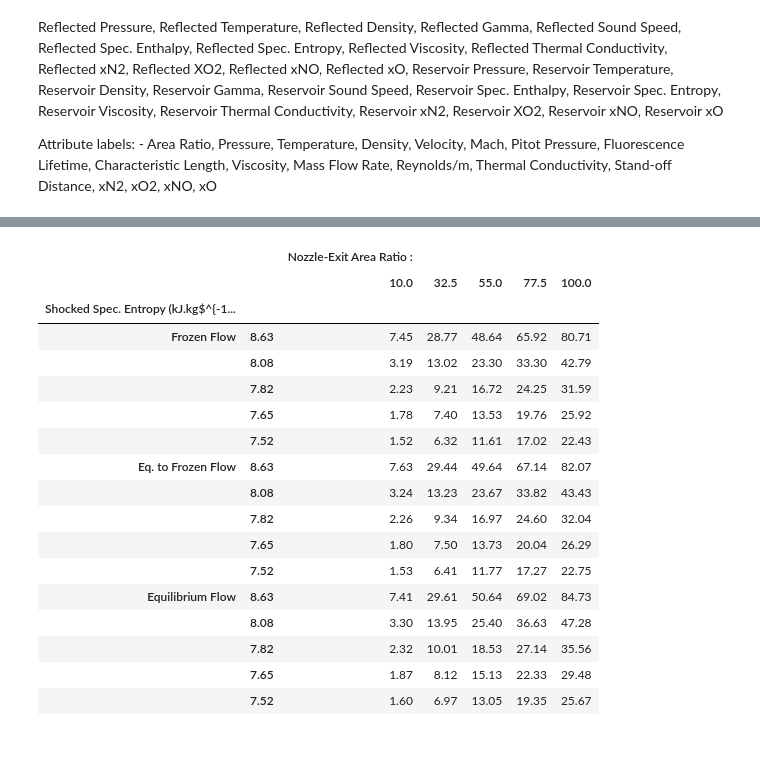
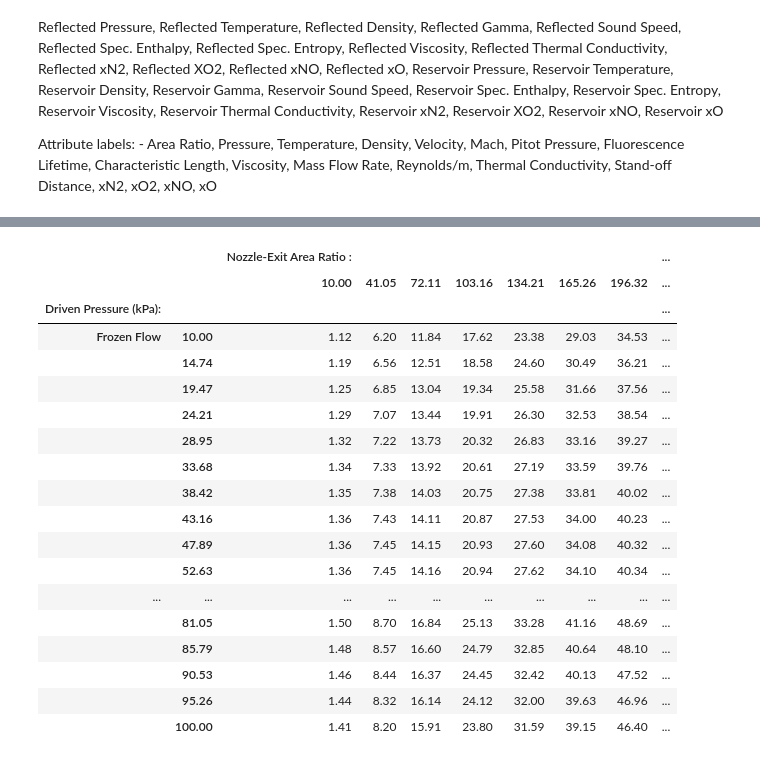
Before and after one commit to pedrosmatos/Shock-Tunnel, a Jupyter notebook: ST_Map.ipynb, the cells around one changed output, grey strips where cells are left out. Cells and saved outputs as stored; diff of their text form; code cells hidden in the pictures.

```diff
--- a/ST_Map.ipynb
+++ b/ST_Map.ipynb
@@ -349,7 +349,7 @@ def Frozen_Area(p5E,t5E,r5E,g5E,Rg5E,h5E,Ar,Am):
     dD = 1 - (1 - (u2/ato)**2)**0.5
 
 
-    Air_1.TP = t1,p1
+    Air_1.TP = t5E,p5E
     Air_1.equilibrate('TP',loglevel=0,rtol=1e-4);
 
     X = np.array([Air_1['N2'].X, Air_1['H2O'].X, Air_1['CO2'].X,  Air_1['CO'].X, \
@@ -360,12 +360,13 @@ def Frozen_Area(p5E,t5E,r5E,g5E,Rg5E,h5E,Ar,Am):
     tau1 = tfl(p1,t1,X)
     vtau1 = us*tau1*1e-9
 
+    Air_1.TP = t1,p1
     mu1  = Air_1.viscosity; #Pa.s
     tc1  = Air_1.thermal_conductivity; #W/(m.K)
     Rel1 = r1*us/mu1
     mp1  = r1*us*Am
 
-    return Ar,p1/1e3,t1,1e3*r1,us,M,1e-3*pto,tau1,1e6*vtau1,1e6*mu1,mp1,1e-5*Rel1,1e3*tc1,1e2*dD,\
+    return Ar,p1/1e3,t1,1e3*r1,us,M,1e-3*pto,tau1,1e6*vtau1,1e6*mu1,1e3*mp1,1e-5*Rel1,1e3*tc1,1e2*dD,\
            1e2*Air_1['N2'].X,1e2*Air_1['O2'].X,1e2*Air_1['NO'].X,1e2*Air_1['O'].X
 # %% [markdown]
 #### Adiabatic Equilibrium Nozzle Flow
@@ -407,8 +408,8 @@ def Equilibrium_Area(p5E,t5E,r5E,g5E,h5E,s5E,Ar,Am):
 
     r2 = r1*10; Res = 1.0
     while (Res>1e-4):
-        p2 = p1 +  r1*us*us*(1.0 - r1/r2        )
-        h2 = h1 + 0.5*us*us*(1.0 - (r1/r2)**2.0 )
+        p2 = p1 +  r1*us*us*( 1.0 - r1/r2        )
+        h2 = h1 + 0.5*us*us*( 1.0 - (r1/r2)**2.0 )
 
         Air_1.HP = h2,p2; Air_1.equilibrate('HP',loglevel=0,rtol=1e-4)
         Res      = np.abs(r2 - Air_1.density)/r2
@@ -422,9 +423,9 @@ def Equilibrium_Area(p5E,t5E,r5E,g5E,h5E,s5E,Ar,Am):
 
     #at the stagnation point:
     pto = p2*(1 + 0.5*(g2-1.)*M2**2. )**(g2/(g2-1))
-    Air_1.HP = h5E,pto; Air_1.equilibrate('TP',loglevel=0,rtol=1e-4);
+    Air_1.HP = h5E,pto; Air_1.equilibrate('HP',loglevel=0,rtol=1e-4);
     gto  =  Air_1.cp_mole/Air_1.cv_mole;
-    Rto =  ct.gas_constant/Air_1.mean_molecular_weight ;
+    Rto  =  ct.gas_constant/Air_1.mean_molecular_weight ;
     Tto  =  Air_1.T
     ato  =  np.sqrt(gto*Rto*Tto)
 
@@ -436,6 +437,7 @@ def Equilibrium_Area(p5E,t5E,r5E,g5E,h5E,s5E,Ar,Am):
                   Air_1['H2'].X,  Air_1['NO'].X,   Air_1['Ar'].X, Air_1['N2O'].X, \
                   Air_1['NO2'].X]).T
 
+
     tau1 = tfl(p1,t1,X)
     vtau1 = us*tau1*1e-9
 
@@ -444,5 +446,5 @@ def Equilibrium_Area(p5E,t5E,r5E,g5E,h5E,s5E,Ar,Am):
     Rel1 = r1*us/mu1
     mp1  = r1*us*Am
 
-    return Ar,p1/1e3,t1,1e3*r1,us,M,1e-3*pto,tau1,1e6*vtau1,1e6*mu1,mp1,1e-5*Rel1,1e3*tc1,1e2*dD,\
+    return Ar,p1/1e3,t1,1e3*r1,us,M,1e-3*pto,tau1,1e6*vtau1,1e6*mu1,1e3*mp1,1e-5*Rel1,1e3*tc1,1e2*dD,\
            1e2*Air_1['N2'].X,1e2*Air_1['O2'].X,1e2*Air_1['NO'].X,1e2*Air_1['O'].X
@@ -611,8 +618,8 @@ id3 = widgets.HBox([p1,T1])
 UI_Driven = widgets.VBox([id1,id2,id3])
 
 
-p5d  = widgets.RadioButtons( options=['Calculated p5', 'Measured p5e'], value='Calculated p5', description='p5 Data:',disabled=False)
-deg  = widgets.FloatText(description="Poly fit Degree:", value=2, placeholder = 'Insert an integer',continuous_update=False,style=style)
+p5d  = widgets.RadioButtons( options=['Calculated p5', 'Measured p5e'], value='Measured p5e', description='p5 Data:',disabled=False)
+deg  = widgets.FloatText(description="Poly fit Degree:", value=4, placeholder = 'Insert an integer',continuous_update=False,style=style)
 p1m = widgets.Textarea(description='p1 Data (kPa):',value='10,25,50,75,100,125',placeholder=r'p1$_1$, p1$_2$, ..., p1$_n$', continuous_update=False,style=style)
 p5m = widgets.Textarea(description='p5e Data (MPa):',value='12.49,12.53,12.86,13.29,13.81,14.39',placeholder=r'p5$_1$, p5$_2$, ..., p5$_n$', continuous_update=False,style=style)
 
@@ -621,7 +628,7 @@ ir2 = widgets.HBox([p1m,p5m])
 UI_Reserv = widgets.VBox([ir1,ir2])
 
 #Exit
-AR   = widgets.Text(description='Area Ratio:',value='10,100,5',placeholder='start, stop, n of intervals', continuous_update=False)
+AR   = widgets.Text(description='Area Ratio:',value='10,600,5',placeholder='start, stop, n of intervals', continuous_update=False)
 EF   = widgets.FloatText(description="Equilibrium to Frozen at M:"  , value=1.0, continuous_update=False,style=style)
 ARm  = widgets.Text(description=r'Area of Interest (cm$^2$):',value='1.0', continuous_update=False,style=style)
 
@@ -721,7 +728,7 @@ def Input(p4,t4,Gas,Other,Mech,Comp,p10,t1,p5d,deg,p1m,p5m,AR,ARm,M_Match,Run2):
         Bar.value = Bar.max
         Bar.bar_style='success'
         Bar.description='Finished'; time.sleep(0.5); Bar.description='Press Run'
-    Run.value = 'Stoped'
+    #Run.value = 'Stoped'
 
     return
 Inp = widgets.interactive_output(Input,{  'p4':p4,    't4':T4,       'Gas':Gas, 'Other':Other,
@@ -837,8 +844,8 @@ list_1 = [('Area Ratio, A/A*',0),('Pressure, p_e',1),('Temperature, T_e',2),
           ('Density, r_e',3),('Velocity, u_e',4),('Mach, M_e',5),
           ('Pitot Pressure, Pto_e',6),('NO(A) Fluorescence Lifetime, tau_e',7),('Characteristic Lenght, v_e.tau_e',8),
           ('Viscosity, mu_e',9),('Mass Flow Rate, mp_e',10), ('Reynolds/m, Re_e',11),
-          ('Thermal Conductivity, tc_e',12),('Stand-off Distance, dD_e',13),('N2, XN2_e,',14),
-          ('O2, XN2_e',15),('NO, XNO_e',16),('O, XO_e',17)]
+          ('Thermal Conductivity, tc_e',12),('Stand-off Distance, dD_e',13),('N2, XN2_e',14),
+          ('O2, XO2_e',15),('NO, XNO_e',16),('O, XO_e',17)]
 
 
 list_of_cmap = ['viridis', 'plasma', 'inferno', 'magma', 'cividis','Greys',
@@ -869,9 +876,9 @@ label_2 = ['Area Ratio', 'Pressure', 'Temperature', 'Density', 'Velocity', 'Mach
            'Reynolds/m', 'Thermal Conductivity', 'Stand-off Distance', 'xN2','xO2','xNO','xO']
 
 
-Format = [ r'%1.0f  ',  r'%1.0f  kPa',  r'%1.0f K',  r'%1.1f g/m3',
+Format = [ r'%1.0f  ',  r'%1.2f  kPa',  r'%1.0f K',  r'%1.1f g/m3',
            r'%1.0f m/s',  r'%1.1f ',  r'%1.0f kPa',  r'%1.0f ns',
-           r'%1.0f $\mu$m',  r'%1.0f $\mu$ Pa.s',  r'%1.2f kg/s',  r'%1.0f 10$^5$/m',
+           r'%1.0f $\mu$m',  r'%1.0f $\mu$ Pa.s',  r'%1.2f g/s',  r'%1.0f 10$^5$/m',
            r'%1.0f mW/(m.K)',  r'%1.1f %%', r'%1.1f %%',  r'%1.1f %%',
            r'%1.1f %%',  r'%1.1f %%' ]
 
@@ -879,16 +886,16 @@ t1 = widgets.HTML(value="<b>Map Data</b>")
 t2 = widgets.HTML(value="<b>Parameters</b>")
 t3 = widgets.HTML(value="<b>.</b>")
 
-y     = widgets.Dropdown(description="Y Axis:",options=list_2, continuous_update=False,style=style)
+y     = widgets.Dropdown(description="Y Axis:",value=2,options=list_2, continuous_update=False,style=style)
 z     = widgets.Dropdown(description="Attribute:",value=4,options=list_1, continuous_update=False,style=style)
-cc    = widgets.Checkbox(value=False, description='Show Contour Levels', disabled=False, indent=True)
+cc    = widgets.Checkbox(value=True, description='Show Contour Levels', disabled=False, indent=True)
 cl    = widgets.Checkbox(value=False, description='Show Contour Levels 2', disabled=False, indent=True)
 cb    = widgets.Checkbox(value=False, description='Show Bars', disabled=False, indent=True)
 
 
-nl    = widgets.FloatText(description="Number of Intervals:"  , value=10, continuous_update=False,style=style)
-cmaps = widgets.Combobox( description="Colormap:",continuous_update=False, options=list_of_cmap, value="tab20c",style=style )
-shade = widgets.Combobox( description="Shading:",continuous_update=False, options=list_of_shading, value='flat',style=style )
+nl    = widgets.FloatText(description="Number of Intervals:"  , value=30, continuous_update=False,style=style)
+cmaps = widgets.Combobox( description="Colormap:",continuous_update=False, options=list_of_cmap, value="gist_earth",style=style )
+shade = widgets.Combobox( description="Shading:",continuous_update=False, options=list_of_shading, value='gouraud',style=style )
 iD1   = widgets.VBox([ t1,y, z])
 iD2   = widgets.VBox([ t2,cc,cl,cb])
 iD3   = widgets.VBox([ t3, nl, cmaps,shade])
@@ -968,44 +975,45 @@ Y_Axis labels:
 Attribute labels:
      - Area Ratio, Pressure, Temperature, Density, Velocity, Mach, Pitot Pressure, Fluorescence Lifetime, Characteristic Length, Viscosity, Mass Flow Rate, Reynolds/m, Thermal Conductivity, Stand-off Distance, xN2, xO2, xNO, xO
 # %%
-Y_Axis    = 'Shocked Spec. Entropy' #The
+Y_Axis    = 'Driven Pressure' #The
 Attribute = 'Fluorescence Lifetime'
 
 Dic = dict()
 for i in np.arange(len(label_2)):
     Dic[label_2[i]] = [np.round(Fr_Exit[:,:,i],2),np.round(EF_Exit[:,:,i],2),np.round(Eq_Exit[:,:,i],2)]
 
 
 Dic2 = dict()
 for i in np.arange(len(label_1)):
     Dic2[label_y[i]] = [np.round(C5[:,i],2),i]
 
 
 Name_x = ['Nozzle-Exit Area Ratio :']*(NE_AR.size)
 col    = pd.MultiIndex.from_arrays([ Name_x,  np.round(NE_AR,2) ])
 row    = pd.MultiIndex.from_arrays([Dic2[Y_Axis][0]])
 
 m = []
 for c in [0,1,2]: m.append( pd.DataFrame(Dic[Attribute][c], columns=col, index=row) )
 display(widgets.HTML( value='<b>Output: </b>' + Attribute) )
 pd.concat( [m[0],m[1],m[2]], keys=[ "Frozen Flow" , "Eq. to Frozen Flow" , "Equilibrium Flow" ], names = [label_1[Dic2[Y_Axis][1]]+':'] )
 # %% [output]
 [interactive output not drawn]
-|  |  | Nozzle-Exit Area Ratio : |  |  |  |  |
-|  |  | 10.0 | 32.5 | 55.0 | 77.5 | 100.0 |
-| Shocked Spec. Entropy (kJ.kg$^{-1... |  |  |  |  |  |  |
-| Frozen Flow | 8.63 | 7.45 | 28.77 | 48.64 | 65.92 | 80.71 |
-|  | 8.08 | 3.19 | 13.02 | 23.30 | 33.30 | 42.79 |
-|  | 7.82 | 2.23 | 9.21 | 16.72 | 24.25 | 31.59 |
-|  | 7.65 | 1.78 | 7.40 | 13.53 | 19.76 | 25.92 |
-|  | 7.52 | 1.52 | 6.32 | 11.61 | 17.02 | 22.43 |
-| Eq. to Frozen Flow | 8.63 | 7.63 | 29.44 | 49.64 | 67.14 | 82.07 |
-|  | 8.08 | 3.24 | 13.23 | 23.67 | 33.82 | 43.43 |
-|  | 7.82 | 2.26 | 9.34 | 16.97 | 24.60 | 32.04 |
-|  | 7.65 | 1.80 | 7.50 | 13.73 | 20.04 | 26.29 |
-|  | 7.52 | 1.53 | 6.41 | 11.77 | 17.27 | 22.75 |
-| Equilibrium Flow | 8.63 | 7.41 | 29.61 | 50.64 | 69.02 | 84.73 |
-|  | 8.08 | 3.30 | 13.95 | 25.40 | 36.63 | 47.28 |
-|  | 7.82 | 2.32 | 10.01 | 18.53 | 27.14 | 35.56 |
-|  | 7.65 | 1.87 | 8.12 | 15.13 | 22.33 | 29.48 |
-|  | 7.52 | 1.60 | 6.97 | 13.05 | 19.35 | 25.67 |
+|  |  | Nozzle-Exit Area Ratio : |  |  |  |  |  |  | ... |
+|  |  | 10.00 | 41.05 | 72.11 | 103.16 | 134.21 | 165.26 | 196.32 | ... |
+| Driven Pressure (kPa): |  |  |  |  |  |  |  |  | ... |
+| Frozen Flow | 10.00 | 1.12 | 6.20 | 11.84 | 17.62 | 23.38 | 29.03 | 34.53 | ... |
+|  | 14.74 | 1.19 | 6.56 | 12.51 | 18.58 | 24.60 | 30.49 | 36.21 | ... |
+|  | 19.47 | 1.25 | 6.85 | 13.04 | 19.34 | 25.58 | 31.66 | 37.56 | ... |
+|  | 24.21 | 1.29 | 7.07 | 13.44 | 19.91 | 26.30 | 32.53 | 38.54 | ... |
+|  | 28.95 | 1.32 | 7.22 | 13.73 | 20.32 | 26.83 | 33.16 | 39.27 | ... |
+|  | 33.68 | 1.34 | 7.33 | 13.92 | 20.61 | 27.19 | 33.59 | 39.76 | ... |
+|  | 38.42 | 1.35 | 7.38 | 14.03 | 20.75 | 27.38 | 33.81 | 40.02 | ... |
+|  | 43.16 | 1.36 | 7.43 | 14.11 | 20.87 | 27.53 | 34.00 | 40.23 | ... |
+|  | 47.89 | 1.36 | 7.45 | 14.15 | 20.93 | 27.60 | 34.08 | 40.32 | ... |
+|  | 52.63 | 1.36 | 7.45 | 14.16 | 20.94 | 27.62 | 34.10 | 40.34 | ... |
+| ... | ... | ... | ... | ... | ... | ... | ... | ... | ... |
+|  | 81.05 | 1.50 | 8.70 | 16.84 | 25.13 | 33.28 | 41.16 | 48.69 | ... |
+|  | 85.79 | 1.48 | 8.57 | 16.60 | 24.79 | 32.85 | 40.64 | 48.10 | ... |
+|  | 90.53 | 1.46 | 8.44 | 16.37 | 24.45 | 32.42 | 40.13 | 47.52 | ... |
+|  | 95.26 | 1.44 | 8.32 | 16.14 | 24.12 | 32.00 | 39.63 | 46.96 | ... |
+|  | 100.00 | 1.41 | 8.20 | 15.91 | 23.80 | 31.59 | 39.15 | 46.40 | ... |
```
Also changed, not shown: parts of 4 cells of this notebook.
